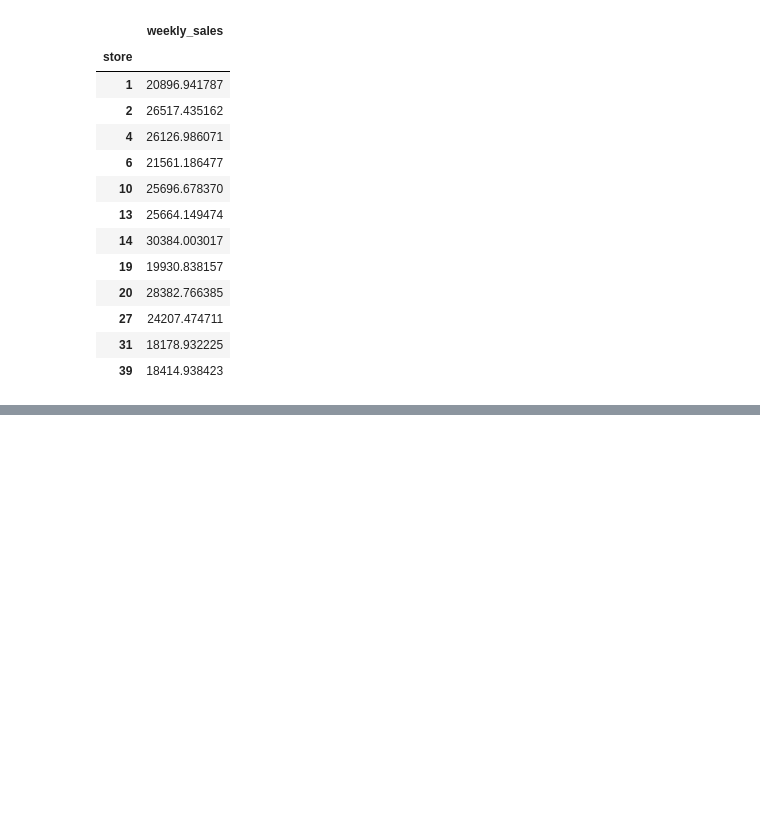
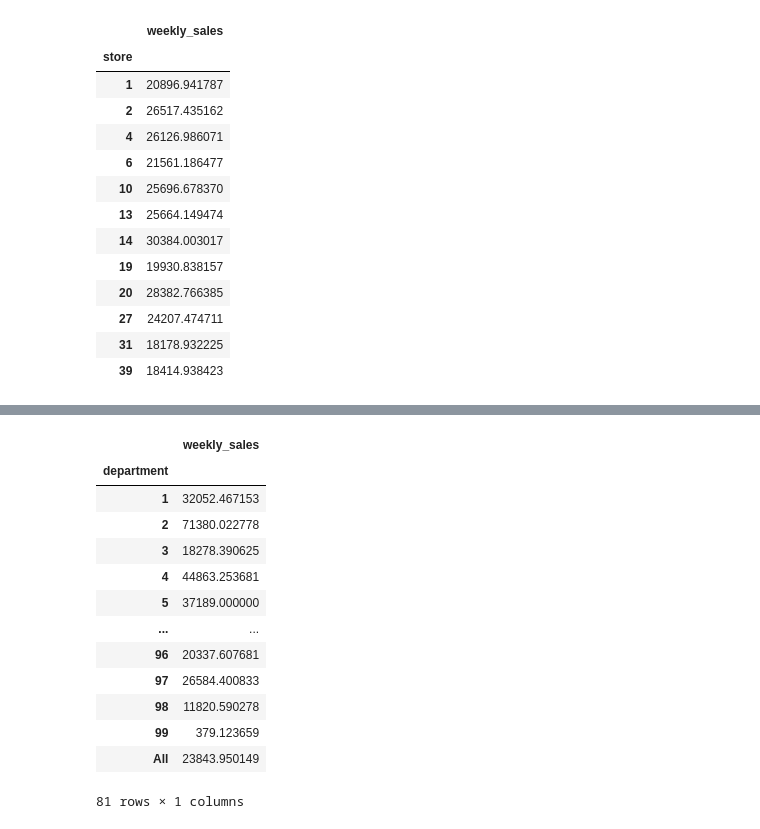
Before and after one commit to S827/python-programs, a Jupyter notebook: EDAPractice/DMWithPandas/CH2_AggregatingDataFrames/pivot_tables_exercise.ipynb, the cells around one changed output, grey strips where cells are left out. Saved outputs shown, nothing was run; the diff lists cells and outputs as text; code cells hidden in the pictures; blank space fills up the shorter version.

Commit message:
added problem 6 solution of pivot tables

```diff
--- a/EDAPractice/DMWithPandas/CH2_AggregatingDataFrames/pivot_tables_exercise.ipynb
+++ b/EDAPractice/DMWithPandas/CH2_AggregatingDataFrames/pivot_tables_exercise.ipynb
@@ -242,0 +249,18 @@ sales.pivot_table(values='weekly_sales', index='store', fill_value=0)
+# %%
+# • Generate a pivot table that calculates the total weekly sales for each department and includes the overall total using margins=True.
+sales.pivot_table(values='weekly_sales', index='department', margins=True)
+# %% [output]
+|  | weekly_sales |
+| department |  |
+| 1 | 32052.467153 |
+| 2 | 71380.022778 |
+| 3 | 18278.390625 |
+| 4 | 44863.253681 |
+| 5 | 37189.000000 |
+| ... | ... |
+| 96 | 20337.607681 |
+| 97 | 26584.400833 |
+| 98 | 11820.590278 |
+| 99 | 379.123659 |
+| All | 23843.950149 |
+81 rows × 1 columns
```
Also changed, not shown: parts of 1 cell of this notebook.
